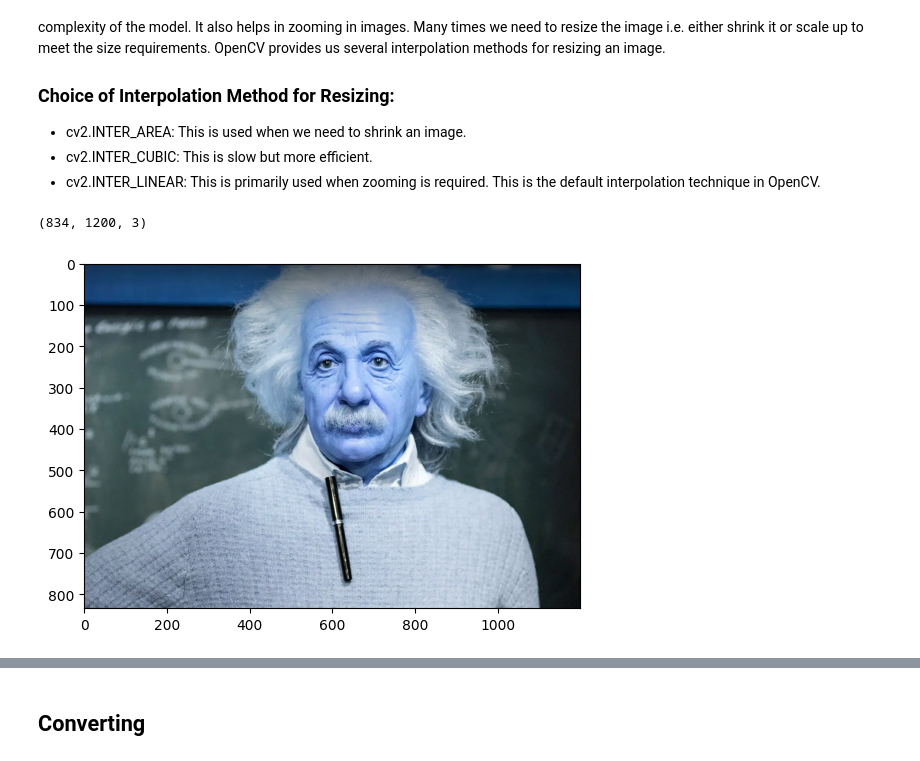
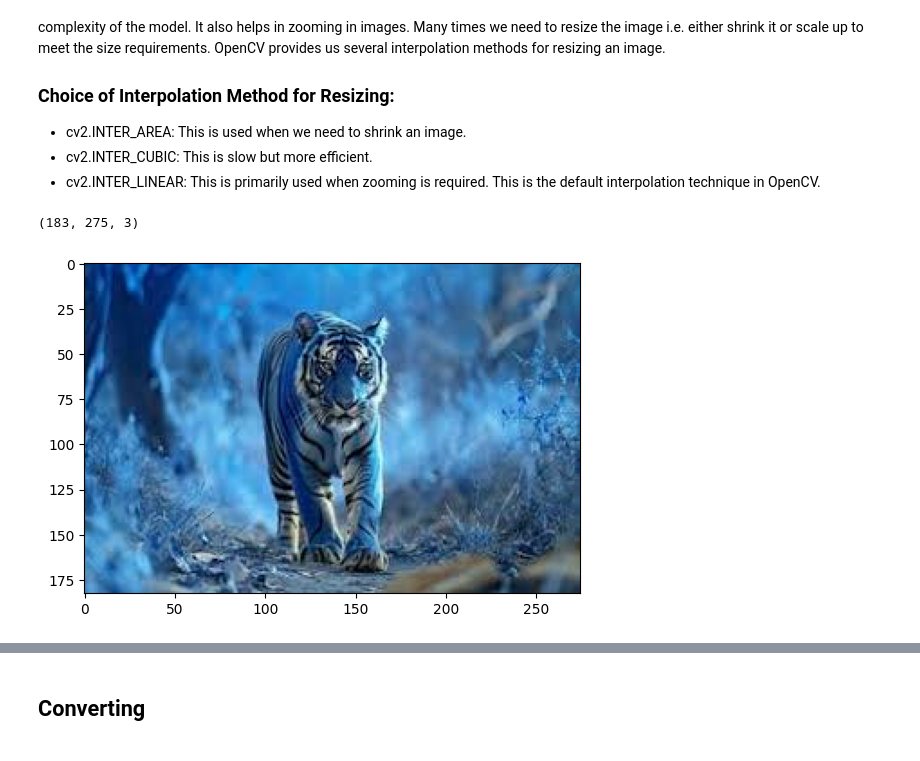
Before and after one commit to armingolzar/Advanced_Python_DataScience_Course, a Jupyter notebook: Computer_vision_tutorial.ipynb, the cells around one changed output, grey strips where cells are left out. Drawn from its saved outputs; the diff is of its cells as text; code cells hidden in the pictures.

```diff
--- a/Computer_vision_tutorial.ipynb
+++ b/Computer_vision_tutorial.ipynb
@@ -280,15 +185,15 @@ It also helps in zooming in images. Many times we need to resize the image i.e.
 # %%
 import cv2
 import numpy as np
 import matplotlib.pyplot as plt
 
-image = cv2.imread("./2.jpeg", 1)
+image = cv2.imread('./cv_image.jpg', 1)
 
 # Loading the image
 plt.imshow(image)
 
 print(image.shape)
 # %% [output]
-(834, 1200, 3)
+(183, 275, 3)
-[figure, old version]
+[figure, new version]
 # %%
```
Also changed, not shown: parts of 26 cells of this notebook, 55 other files.
